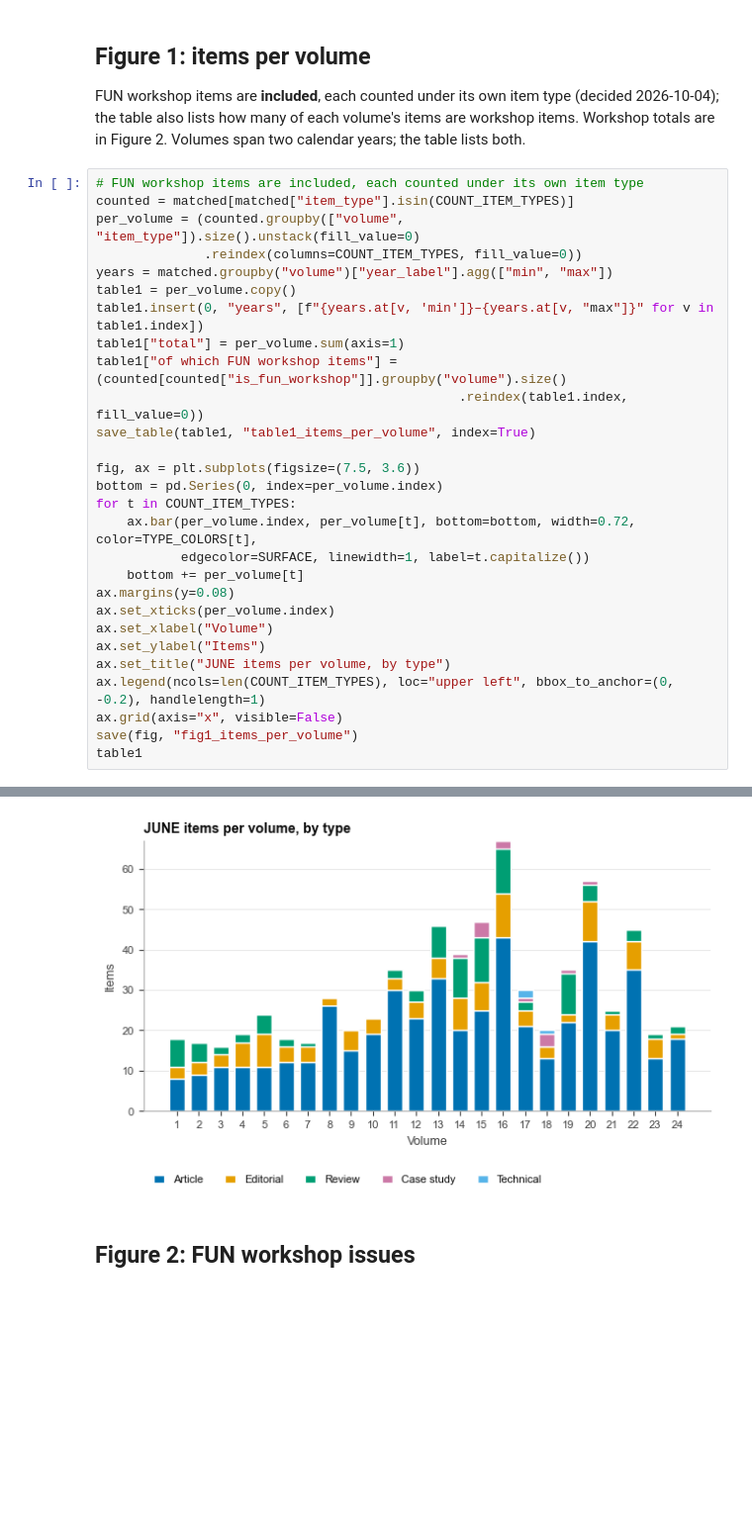
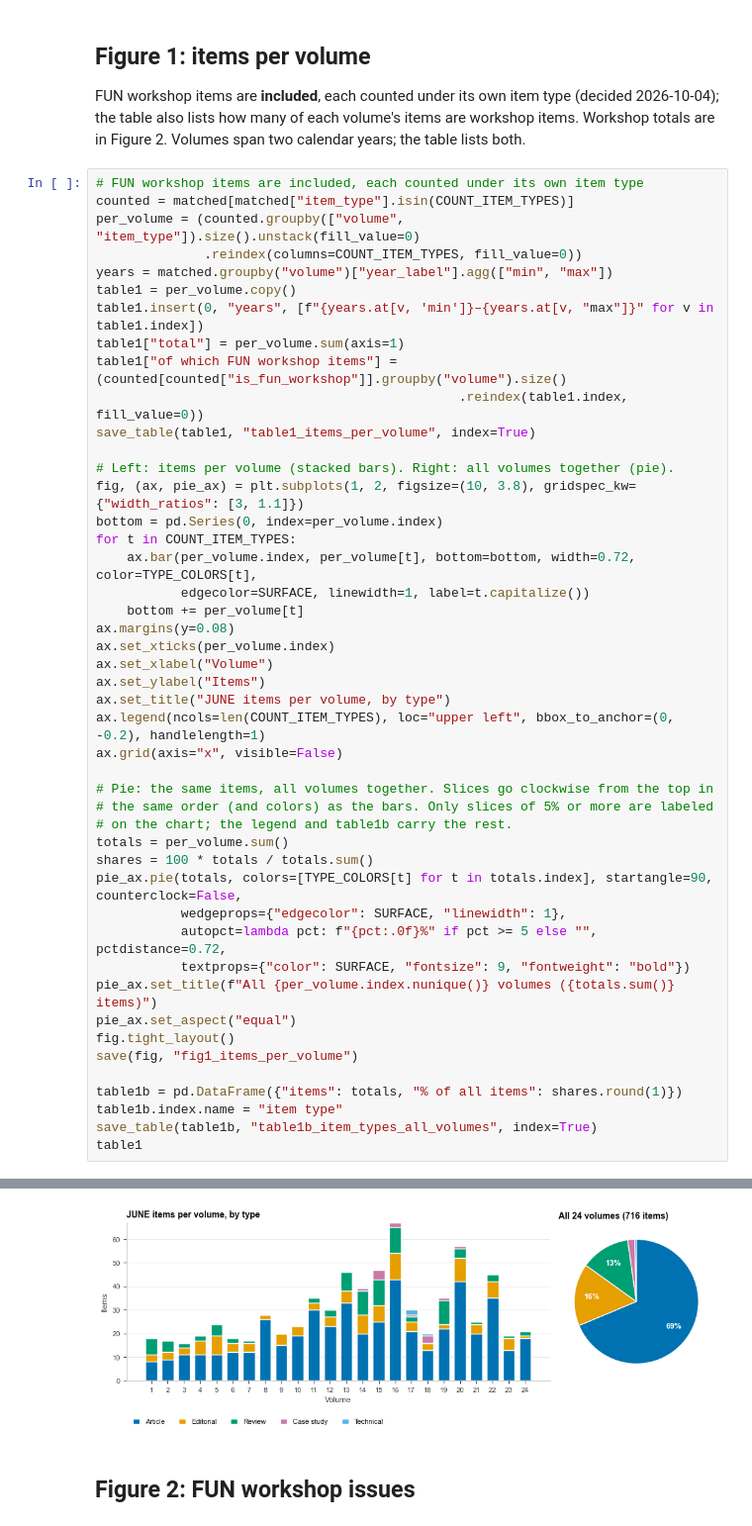
Before and after one commit to ajuavinett/JUNE_Utilities, a Jupyter notebook: 05_figures.ipynb, the cells around one changed output, grey strips where cells are left out. Shown at 99% size. Saved outputs shown, nothing was run; the diff lists cells and outputs as text; blank space fills up the shorter version.

```diff
--- a/05_figures.ipynb
+++ b/05_figures.ipynb
@@ -125,7 +125,8 @@ table1["of which FUN workshop items"] = (counted[counted["is_fun_workshop"]].gro
                                                .reindex(table1.index, fill_value=0))
 save_table(table1, "table1_items_per_volume", index=True)
 
-fig, ax = plt.subplots(figsize=(7.5, 3.6))
+# Left: items per volume (stacked bars). Right: all volumes together (pie).
+fig, (ax, pie_ax) = plt.subplots(1, 2, figsize=(10, 3.8), gridspec_kw={"width_ratios": [3, 1.1]})
 bottom = pd.Series(0, index=per_volume.index)
 for t in COUNT_ITEM_TYPES:
     ax.bar(per_volume.index, per_volume[t], bottom=bottom, width=0.72, color=TYPE_COLORS[t],
@@ -138,7 +139,24 @@ ax.set_ylabel("Items")
 ax.set_title("JUNE items per volume, by type")
 ax.legend(ncols=len(COUNT_ITEM_TYPES), loc="upper left", bbox_to_anchor=(0, -0.2), handlelength=1)
 ax.grid(axis="x", visible=False)
+
+# Pie: the same items, all volumes together. Slices go clockwise from the top in
+# the same order (and colors) as the bars. Only slices of 5% or more are labeled
+# on the chart; the legend and table1b carry the rest.
+totals = per_volume.sum()
+shares = 100 * totals / totals.sum()
+pie_ax.pie(totals, colors=[TYPE_COLORS[t] for t in totals.index], startangle=90, counterclock=False,
+           wedgeprops={"edgecolor": SURFACE, "linewidth": 1},
+           autopct=lambda pct: f"{pct:.0f}%" if pct >= 5 else "", pctdistance=0.72,
+           textprops={"color": SURFACE, "fontsize": 9, "fontweight": "bold"})
+pie_ax.set_title(f"All {per_volume.index.nunique()} volumes ({totals.sum()} items)")
+pie_ax.set_aspect("equal")
+fig.tight_layout()
 save(fig, "fig1_items_per_volume")
+
+table1b = pd.DataFrame({"items": totals, "% of all items": shares.round(1)})
+table1b.index.name = "item type"
+save_table(table1b, "table1b_item_types_all_volumes", index=True)
 table1
 # %% [output]
 saved tables/table1_items_per_volume.csv
@@ -146,22 +165,22 @@ saved figures/fig1_items_per_volume.png and .pdf
 | item_type | years | article | editorial | review | case study | technical | total | of which FUN workshop items |
 | volume |  |  |  |  |  |  |  |  |
 | 1 | 2002–2003 | 8 | 3 | 7 | 0 | 0 | 18 | 0 |
 | 2 | 2003–2004 | 9 | 3 | 5 | 0 | 0 | 17 | 0 |
 | 3 | 2004–2005 | 11 | 3 | 2 | 0 | 0 | 16 | 0 |
 | 4 | 2005–2006 | 11 | 6 | 2 | 0 | 0 | 19 | 0 |
 | 5 | 2006–2007 | 11 | 8 | 5 | 0 | 0 | 24 | 0 |
 | 6 | 2007–2008 | 12 | 4 | 2 | 0 | 0 | 18 | 0 |
 | 7 | 2008–2009 | 12 | 4 | 1 | 0 | 0 | 17 | 0 |
 | 8 | 2009–2010 | 26 | 2 | 0 | 0 | 0 | 28 | 19 |
 | 9 | 2010–2011 | 15 | 5 | 0 | 0 | 0 | 20 | 0 |
 | 10 | 2011–2012 | 19 | 4 | 0 | 0 | 0 | 23 | 0 |
 | ... | ... | ... | ... | ... | ... | ... | ... | ... |
 | 20 | 2021–2022 | 42 | 10 | 4 | 1 | 0 | 57 | 28 |
 | 21 | 2022–2023 | 20 | 4 | 1 | 0 | 0 | 25 | 0 |
 | 22 | 2023–2024 | 35 | 7 | 3 | 0 | 0 | 45 | 16 |
 | 23 | 2024–2025 | 13 | 5 | 1 | 0 | 0 | 19 | 0 |
 | 24 | 2025–2026 | 18 | 1 | 2 | 0 | 0 | 21 | 0 |
-[figure, old version]
+[figure, new version]
 # %% [markdown]
 ## Figure 2: FUN workshop issues
 # %%
```
Also changed, not shown: parts of 3 cells of this notebook, 15 other files.
